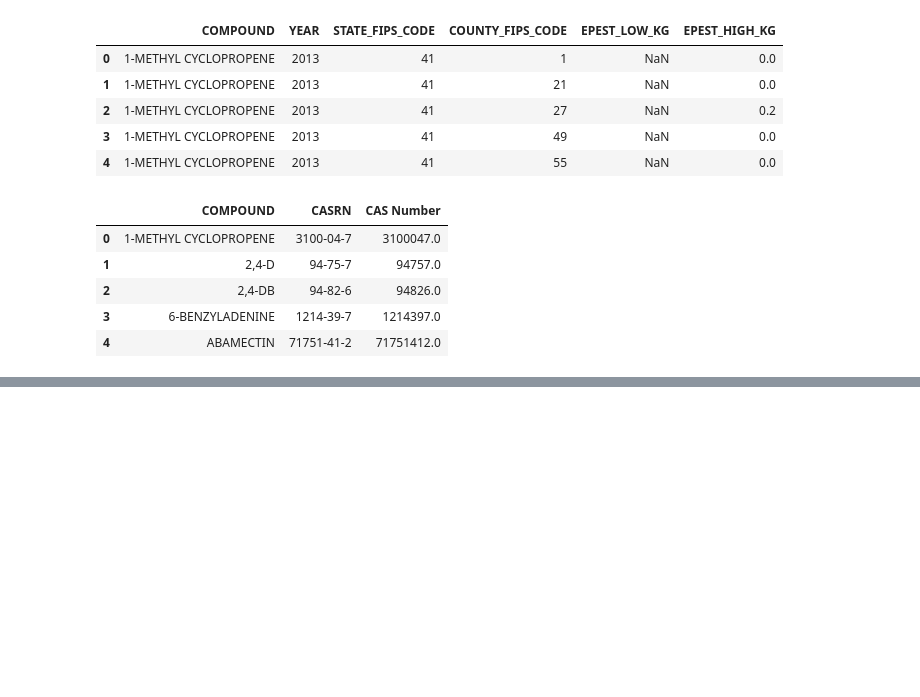
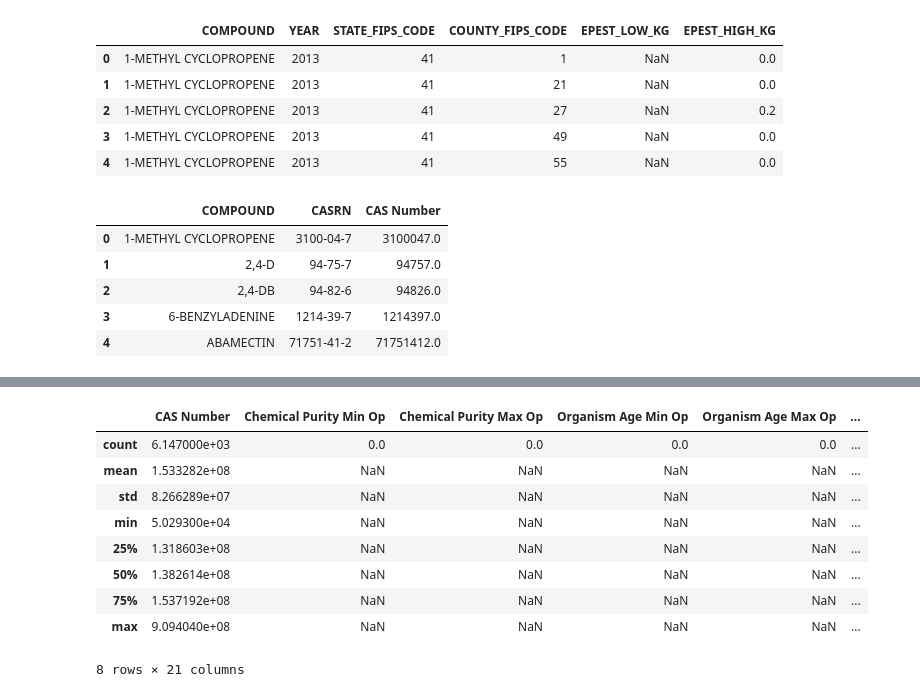
Before and after one commit to peytonrsmith/PerryLavinderSmith, a Jupyter notebook: Scripts/Ecotox_NEW.ipynb, the cells around one changed output, grey strips where cells are left out. Drawn from its saved outputs; the diff is of its cells as text; code cells hidden in the pictures; blank space fills up the shorter version.

Commit message:
data exploration for new dataset

```diff
--- a/Scripts/Ecotox_NEW.ipynb
+++ b/Scripts/Ecotox_NEW.ipynb
@@ -17,7 +15,7 @@ raw_fldr = project_fldr /'Data'/'unprocessed'
 processed_fldr = project_fldr /'Data'/'processed'
 # %%
 # Importing the dataframe
-EPA_Metals = (
+EPA_Dataset = (
     pd.read_csv(
         raw_fldr/'TerrestrialReport.csv')
 )
@@ -58,0 +118,13 @@ matching.head()
+# %%
+EPA_Dataset.describe()
+# %% [output]
+|  | CAS Number | Chemical Purity Min Op | Chemical Purity Max Op | Organism Age Min Op | Organism Age Max Op | ... |
+| count | 6.147000e+03 | 0.0 | 0.0 | 0.0 | 0.0 | ... |
+| mean | 1.533282e+08 | NaN | NaN | NaN | NaN | ... |
+| std | 8.266289e+07 | NaN | NaN | NaN | NaN | ... |
+| min | 5.029300e+04 | NaN | NaN | NaN | NaN | ... |
+| 25% | 1.318603e+08 | NaN | NaN | NaN | NaN | ... |
+| 50% | 1.382614e+08 | NaN | NaN | NaN | NaN | ... |
+| 75% | 1.537192e+08 | NaN | NaN | NaN | NaN | ... |
+| max | 9.094040e+08 | NaN | NaN | NaN | NaN | ... |
+8 rows × 21 columns
```
Also changed, not shown: parts of 16 cells of this notebook.
